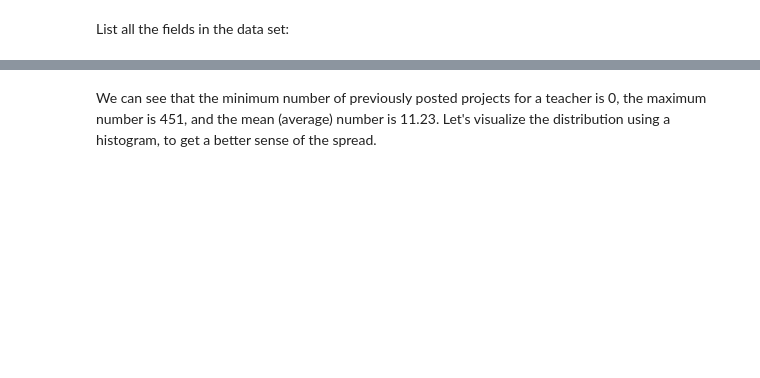
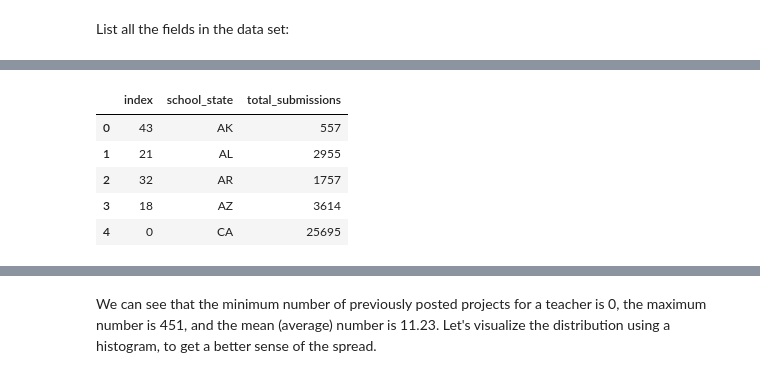
Before and after one commit to ronaldokun/Machine-Learning-Projects, a Jupyter notebook: projects/capstone/capstone.ipynb, the cells around one changed output, grey strips where cells are left out. Drawn from its saved outputs; the diff is of its cells as text; code cells hidden in the pictures; blank space fills up the shorter version.

```diff
--- a/projects/capstone/capstone.ipynb
+++ b/projects/capstone/capstone.ipynb
@@ -174,0 +281,14 @@ Name: teacher_number_of_previously_posted_projects, dtype: float64
+# %%
+# Create a DataFrame to store the sum of submissions by state
+
+submitted_by_state = train['school_state'].value_counts().reset_index()
+submitted_by_state.columns = ['school_state', "total_submissions"]
+submitted_by_state = submitted_by_state.sort_values('school_state').reset_index()
+submitted_by_state.head()
+# %% [output]
+|  | index | school_state | total_submissions |
+| 0 | 43 | AK | 557 |
+| 1 | 21 | AL | 2955 |
+| 2 | 32 | AR | 1757 |
+| 3 | 18 | AZ | 3614 |
+| 4 | 0 | CA | 25695 |
```
Also changed, not shown: parts of 38 cells of this notebook, 5 other files.
